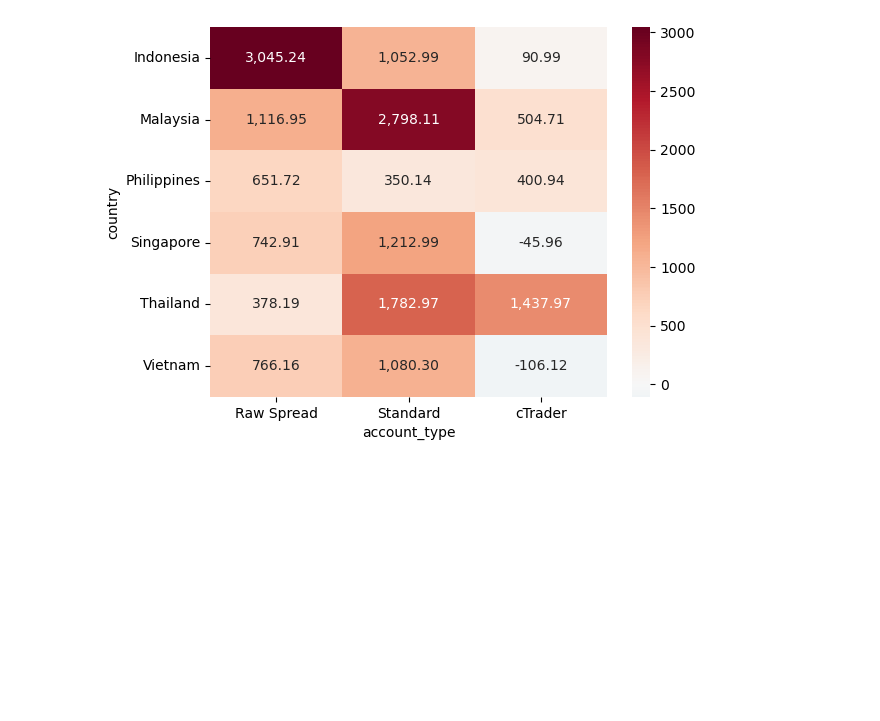
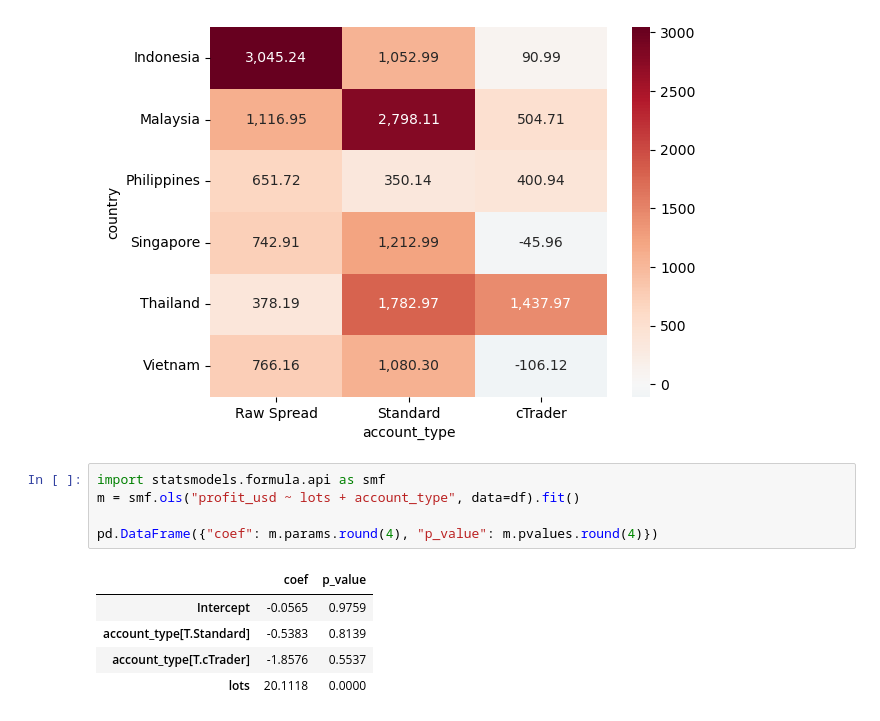
Before and after one commit to popupwhatup/fx-desk-analytics, a Jupyter notebook: analysis.ipynb, the cells around one changed output. Saved outputs shown, nothing was run; the diff lists cells and outputs as text; blank space fills up the shorter version.

```diff
--- a/analysis.ipynb
+++ b/analysis.ipynb
@@ -396,3 +395,14 @@ sns.heatmap(df33, annot=True, fmt=",.02f", cmap="RdBu_r", center=0)
 # %% [output]
 <Axes: xlabel='account_type', ylabel='country'>
 [figure]
+# %%
+import statsmodels.formula.api as smf
+m = smf.ols("profit_usd ~ lots + account_type", data=df).fit()
+
+pd.DataFrame({"coef": m.params.round(4), "p_value": m.pvalues.round(4)})
+# %% [output]
+|  | coef | p_value |
+| Intercept | -0.0565 | 0.9759 |
+| account_type[T.Standard] | -0.5383 | 0.8139 |
+| account_type[T.cTrader] | -1.8576 | 0.5537 |
+| lots | 20.1118 | 0.0000 |
```
Also changed, not shown: parts of 1 cell of this notebook.
